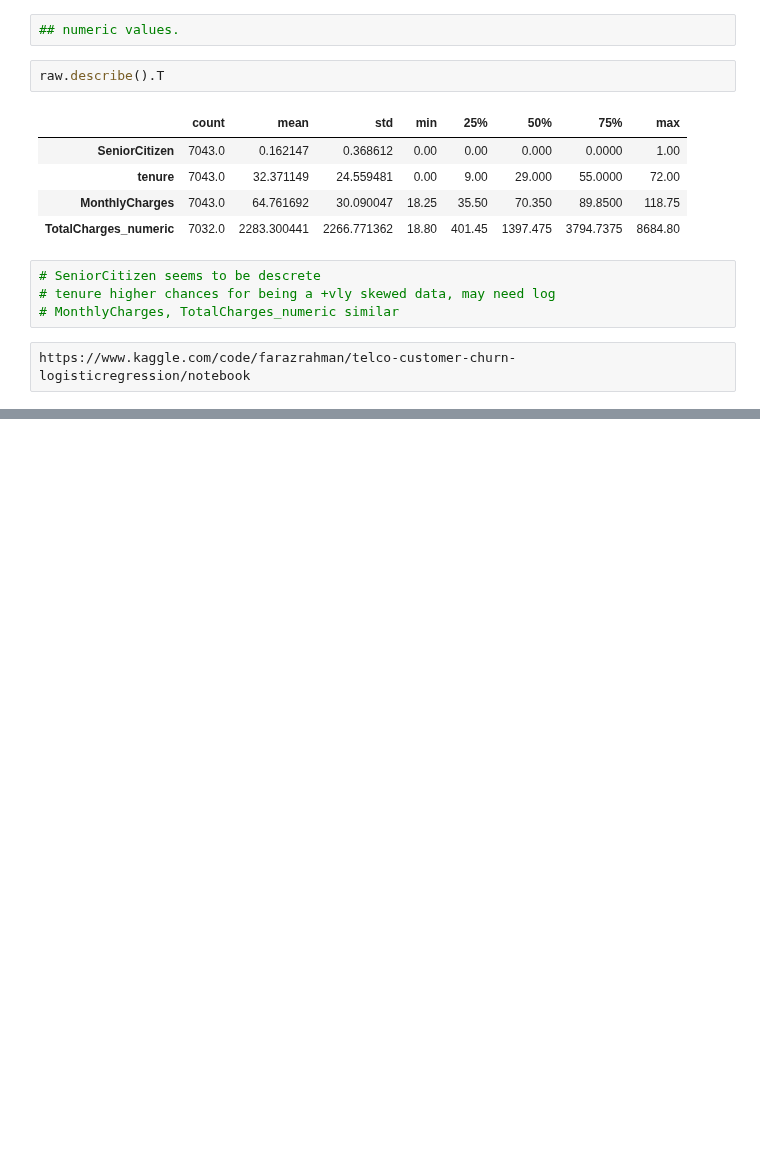
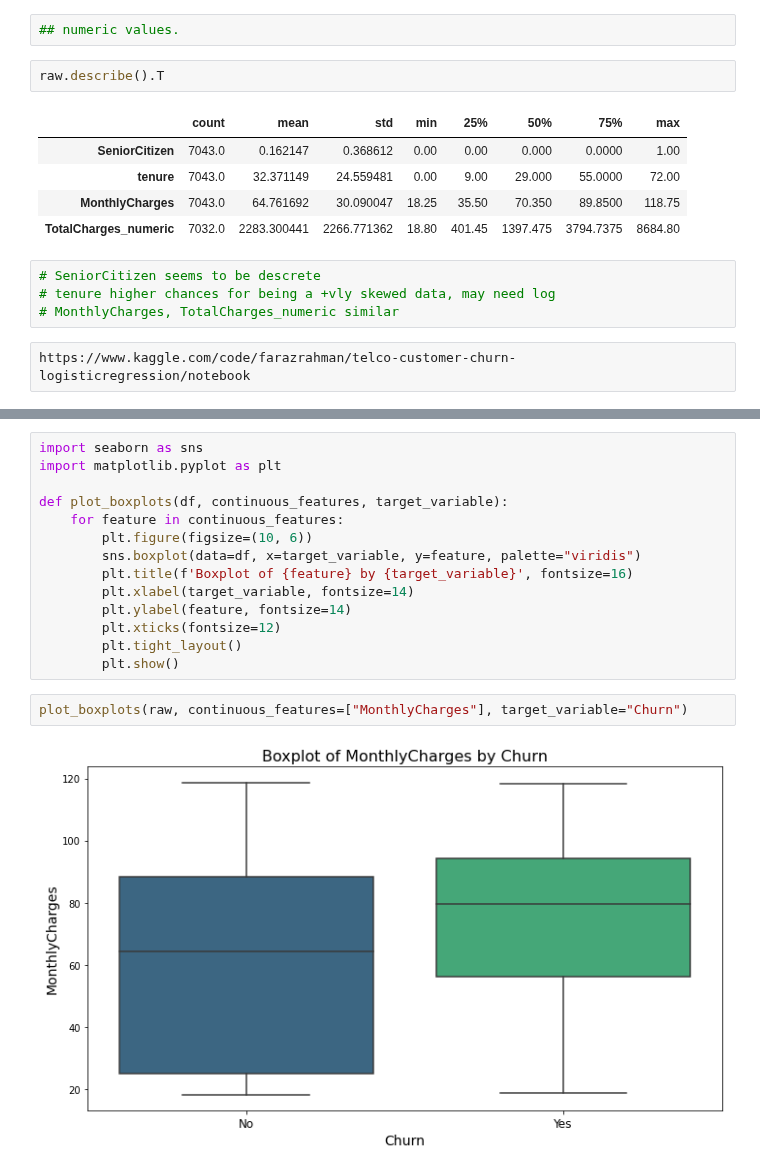
Before and after one commit to AkhilVinayakp/machine_Learning_Algorithms_python, a Jupyter notebook: bootcamp/telco_churn_pred/basic_data exploration.ipynb, the cells around one changed output, grey strips where cells are left out. Saved outputs shown, nothing was run; the diff lists cells and outputs as text; blank space fills up the shorter version.

```diff
--- a/bootcamp/telco_churn_pred/basic_data exploration.ipynb
+++ b/bootcamp/telco_churn_pred/basic_data exploration.ipynb
@@ -122,0 +261,18 @@ https://www.kaggle.com/code/farazrahman/telco-customer-churn-logisticregression/
+# %%
+import seaborn as sns
+import matplotlib.pyplot as plt
+
+def plot_boxplots(df, continuous_features, target_variable):
+    for feature in continuous_features:
+        plt.figure(figsize=(10, 6))
+        sns.boxplot(data=df, x=target_variable, y=feature, palette="viridis")
+        plt.title(f'Boxplot of {feature} by {target_variable}', fontsize=16)
+        plt.xlabel(target_variable, fontsize=14)
+        plt.ylabel(feature, fontsize=14)
+        plt.xticks(fontsize=12)
+        plt.tight_layout()
+        plt.show()
+# %%
+plot_boxplots(raw, continuous_features=["MonthlyCharges"], target_variable="Churn")
+# %% [output]
+[figure, added]
```
Also changed, not shown: parts of 17 cells of this notebook.
